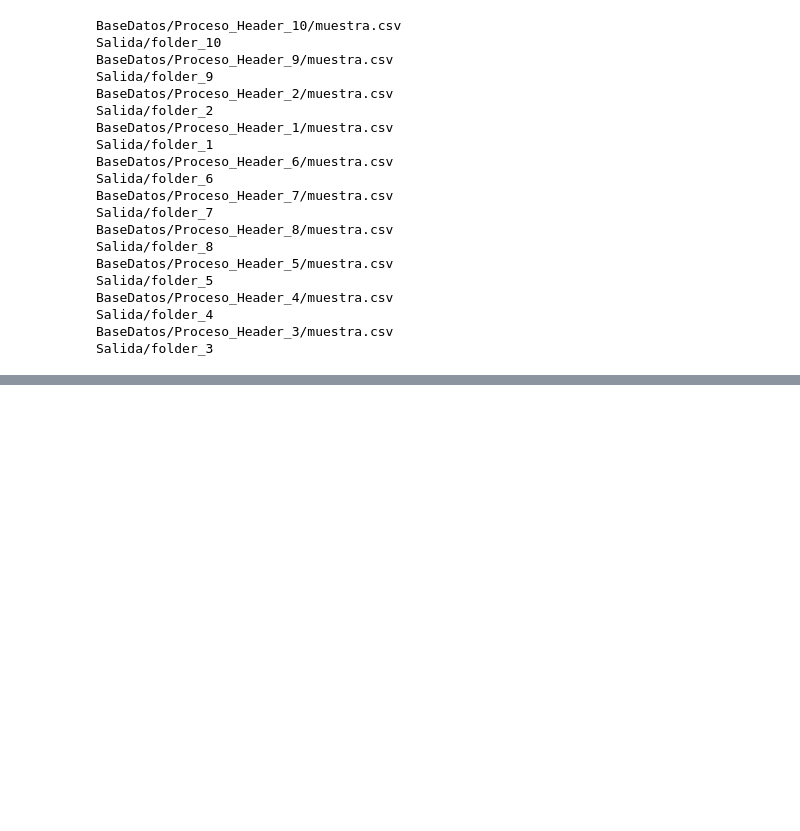
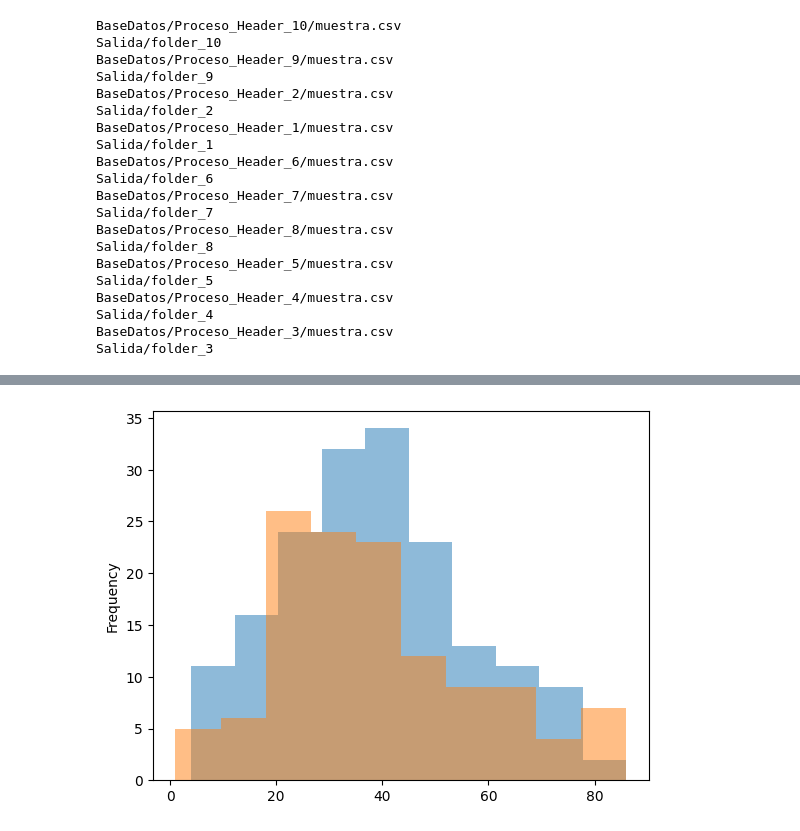
Before and after one commit to asegura4488/CienciaDatos, a Jupyter notebook: Semana2/Sesion4.ipynb, the cells around one changed output, grey strips where cells are left out. Saved outputs shown, nothing was run; the diff lists cells and outputs as text; code cells hidden in the pictures; blank space fills up the shorter version.

```diff
--- a/Semana2/Sesion4.ipynb
+++ b/Semana2/Sesion4.ipynb
@@ -247,0 +250,4 @@ Salida/folder_3
+# %%
+df = pd.read_csv(csv_files[0], sep=',', low_memory=True)
+sub = df[['Edad','Sexo']].dropna()
+sub
@@ -247,0 +268,6 @@ Salida/folder_3
+# %%
+for sexo, g in sub.groupby('Sexo'):
+  edades = g['Edad'].dropna().astype(float)
+  edades.plot.hist(alpha=0.5, label=sexo)
+# %% [output]
+[figure, added]
```
Also changed, not shown: parts of 2 cells of this notebook.
